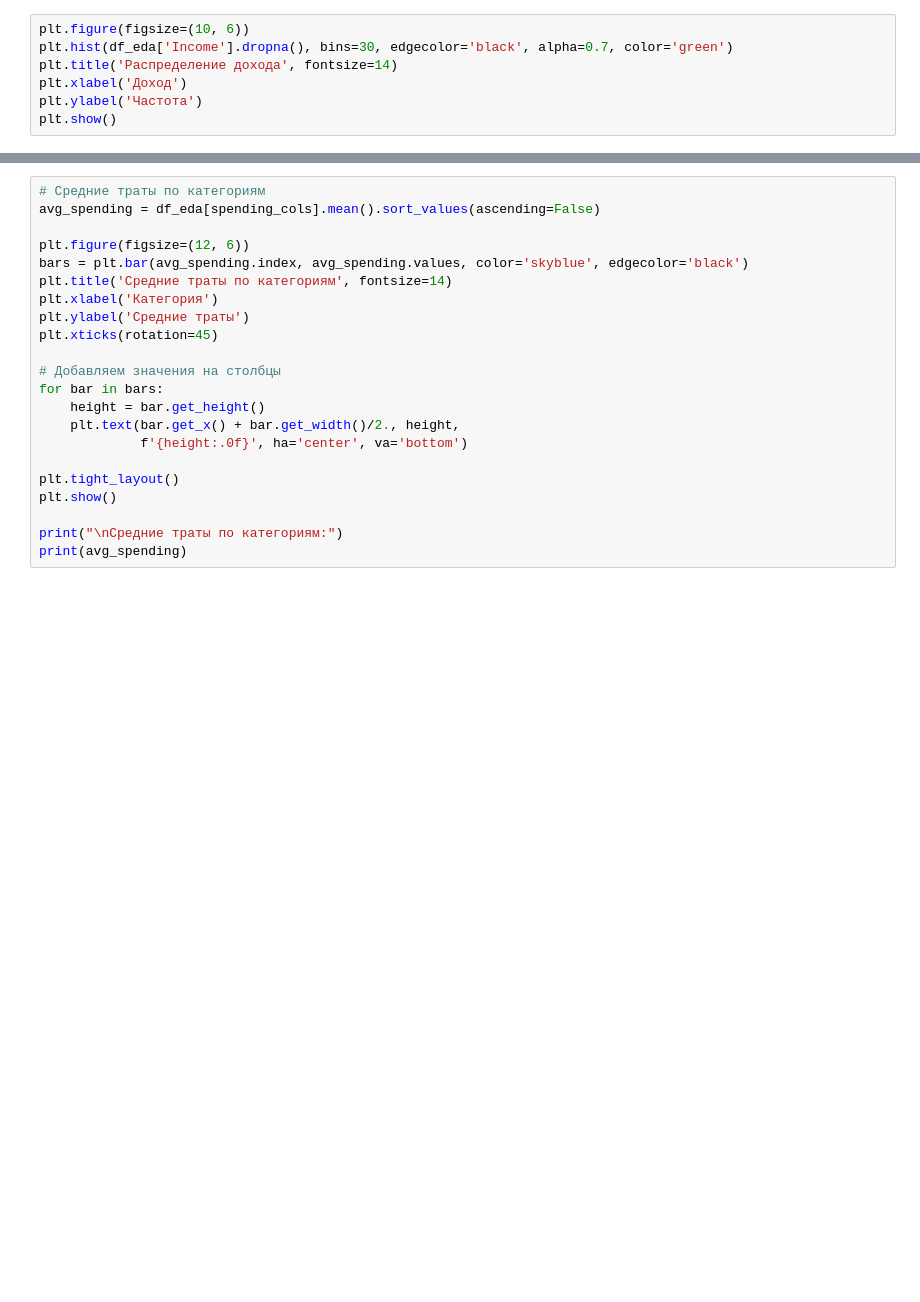
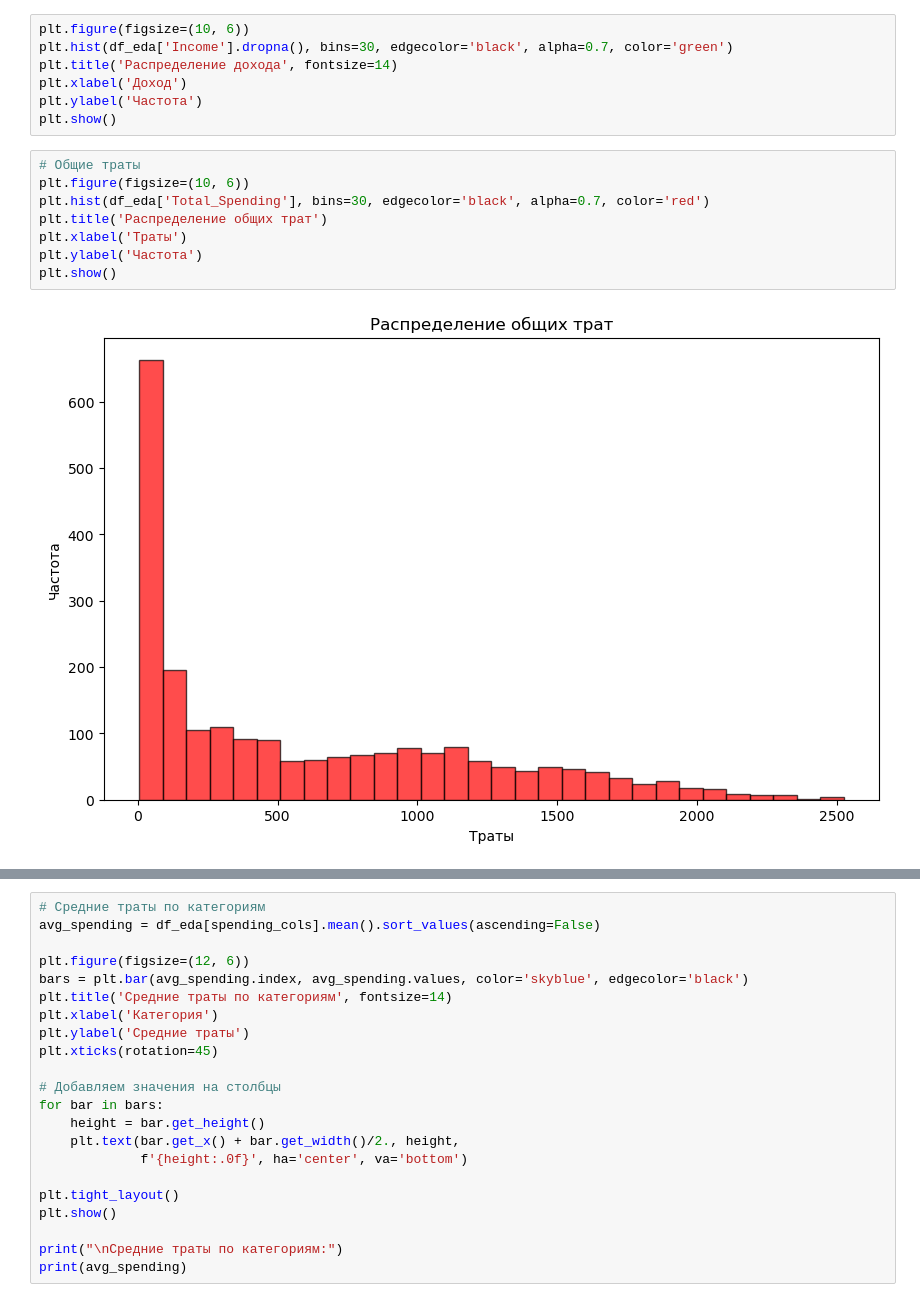
Before and after one commit to YaeKitsune13/MOIBD_coop_project, a Jupyter notebook: notebooks/eda.ipynb, the cells around one changed output, grey strips where cells are left out. Saved outputs shown, nothing was run; the diff lists cells and outputs as text; blank space fills up the shorter version.

Commit message:
add graphics and functional

```diff
--- a/notebooks/eda.ipynb
+++ b/notebooks/eda.ipynb
@@ -106,3 +160,13 @@ plt.title('Распределение дохода', fontsize=14)
 plt.xlabel('Доход')
 plt.ylabel('Частота')
 plt.show()
+# %%
+# Общие траты
+plt.figure(figsize=(10, 6))
+plt.hist(df_eda['Total_Spending'], bins=30, edgecolor='black', alpha=0.7, color='red')
+plt.title('Распределение общих трат')
+plt.xlabel('Траты')
+plt.ylabel('Частота')
+plt.show()
+# %% [output]
+[figure, added]
```
Also changed, not shown: parts of 12 cells of this notebook.
